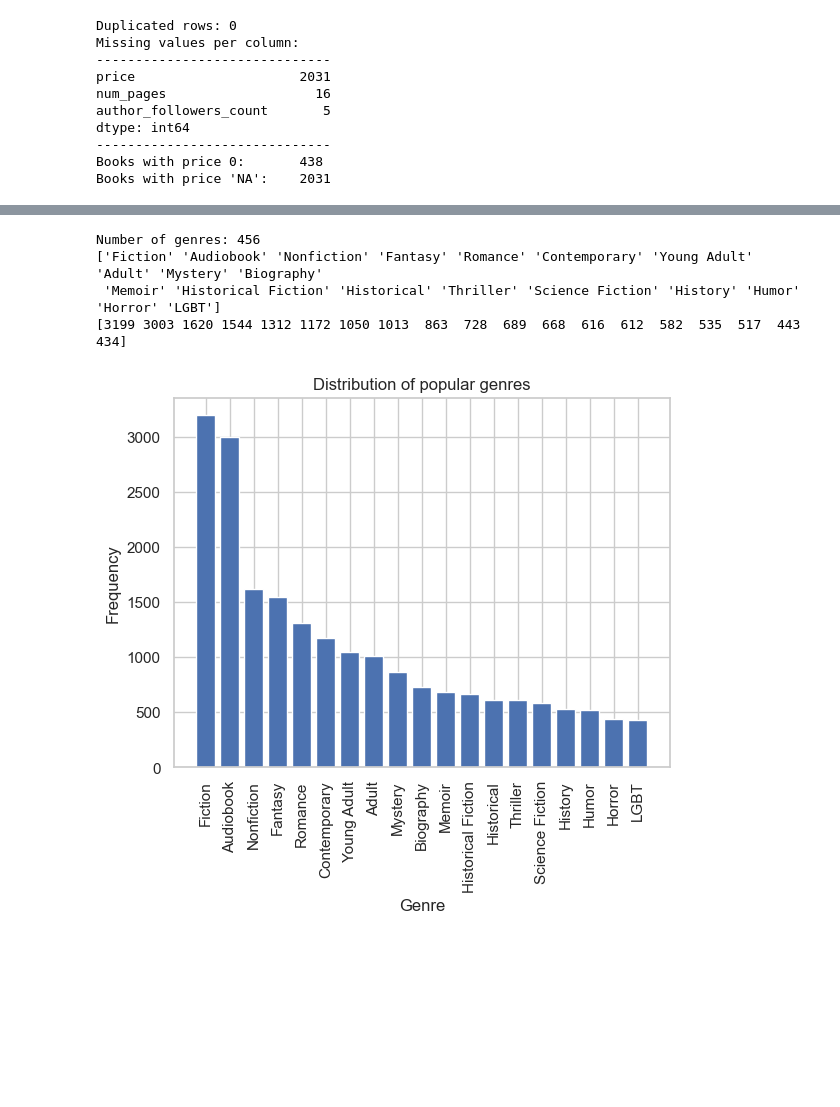
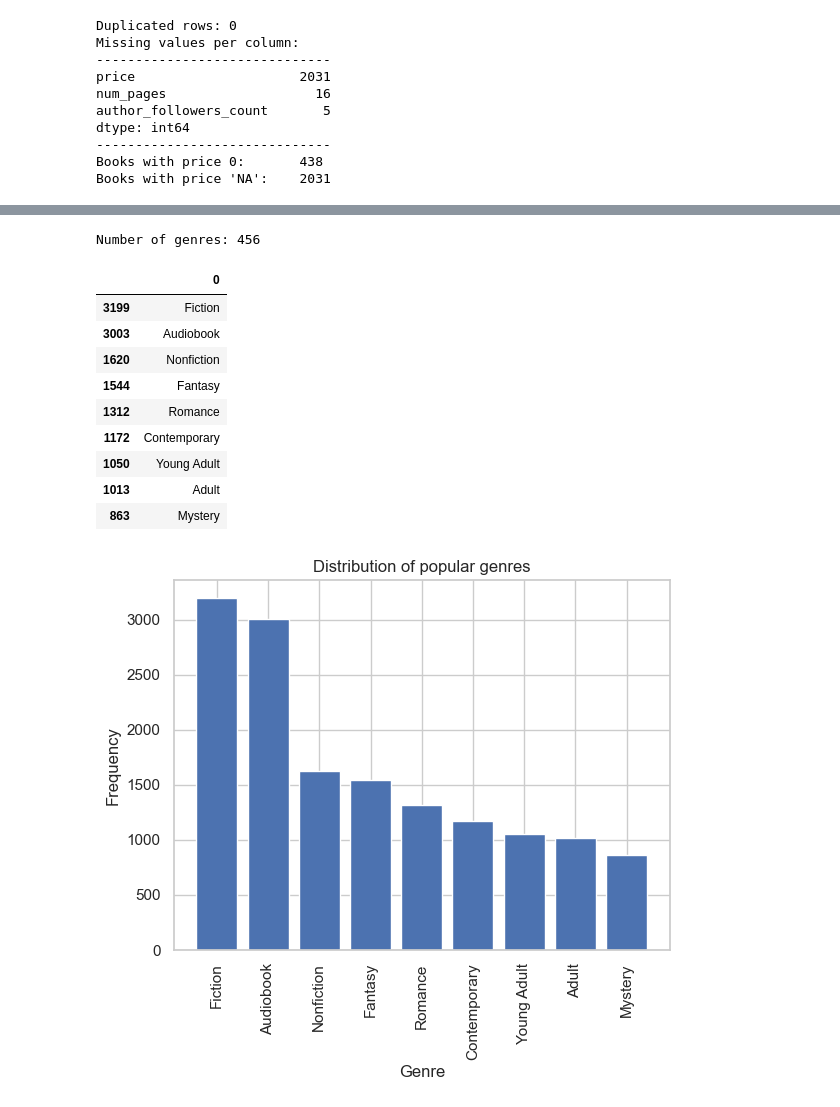
Before and after one commit to FIT-SE23/GoodreadsChoiceAwards, a Jupyter notebook: Notebooks/01_data_exploration.ipynb, the cells around one changed output, grey strips where cells are left out. Cells and saved outputs as stored; diff of their text form; code cells hidden in the pictures; blank space fills up the shorter version.

```diff
--- a/Notebooks/01_data_exploration.ipynb
+++ b/Notebooks/01_data_exploration.ipynb
@@ -119,26 +96,35 @@ max      36.480000     4.860000  5.464757e+06  319624.000000  1248.000000
 # %%
 # 5. Genre Analysis
 genres = df["genres"].str.split("|").values
 genres = np.hstack(genres)
 genres, frequency = np.unique(genres, return_counts=True)
 
 print("Number of genres:", genres.size)
 
-popular_genres = frequency.argsort()[:-20:-1]
+popular_genres = frequency.argsort()[:-10:-1]
 
-print(genres[popular_genres])
-print(frequency[popular_genres])
+popular_genres_df = pd.DataFrame(genres[popular_genres],
+                                 frequency[popular_genres])
+
+display(popular_genres_df)
 
 fig, axes = plt.subplots()
 axes.bar(genres[popular_genres], frequency[popular_genres])
 axes.set_title("Distribution of popular genres")
 axes.set_xlabel("Genre")
 axes.set_ylabel("Frequency")
 axes.tick_params(axis='x', rotation=90)
 plt.show()
 # %% [output]
 Number of genres: 456
-['Fiction' 'Audiobook' 'Nonfiction' 'Fantasy' 'Romance' 'Contemporary' 'Young Adult' 'Adult' 'Mystery' 'Biography'
- 'Memoir' 'Historical Fiction' 'Historical' 'Thriller' 'Science Fiction' 'History' 'Humor' 'Horror' 'LGBT']
-[3199 3003 1620 1544 1312 1172 1050 1013  863  728  689  668  616  612  582  535  517  443  434]
+|  | 0 |
+| 3199 | Fiction |
+| 3003 | Audiobook |
+| 1620 | Nonfiction |
+| 1544 | Fantasy |
+| 1312 | Romance |
+| 1172 | Contemporary |
+| 1050 | Young Adult |
+| 1013 | Adult |
+| 863 | Mystery |
-[figure, old version]
+[figure, new version]
```
Also changed, not shown: parts of 36 cells of this notebook.
